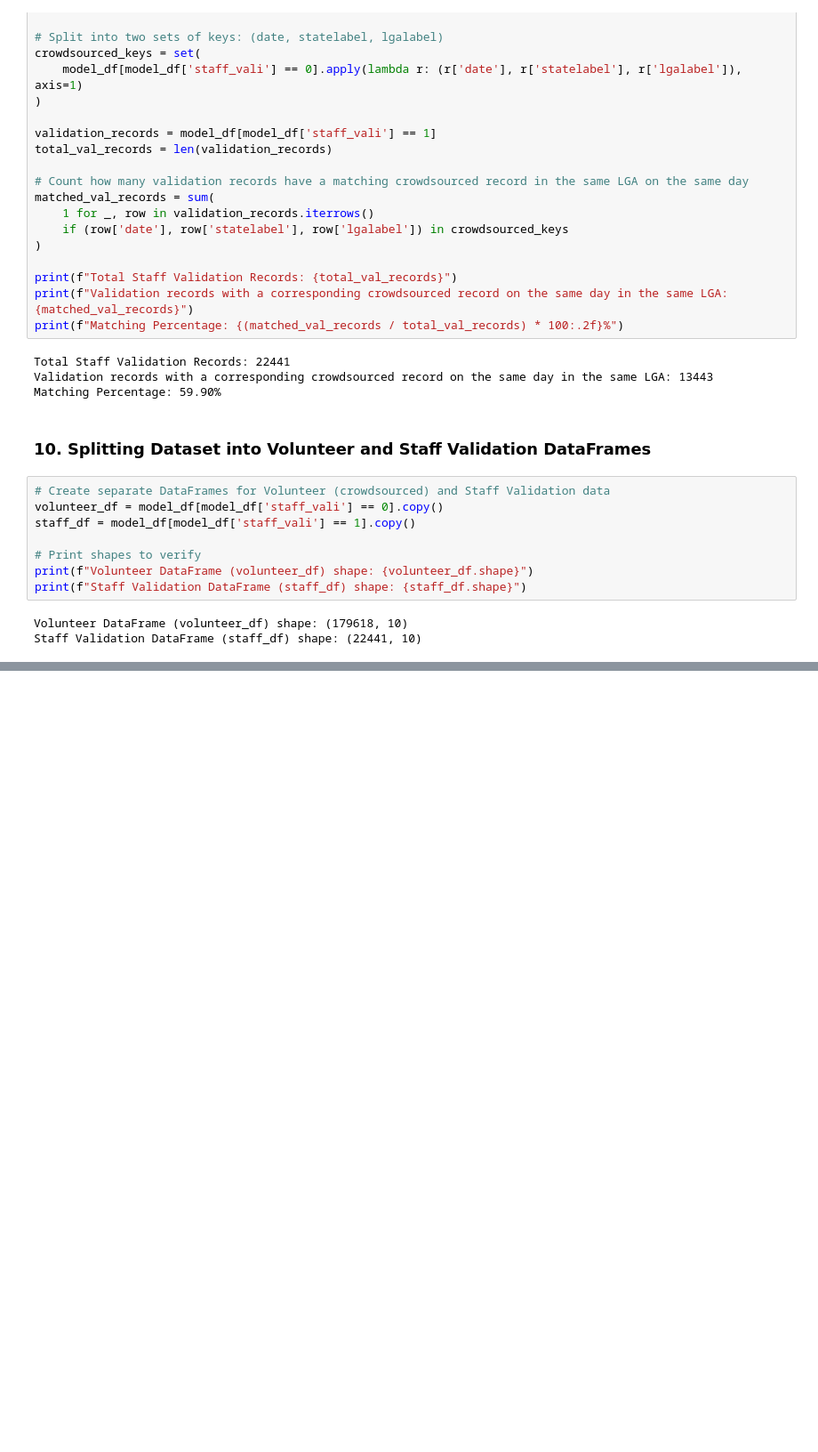
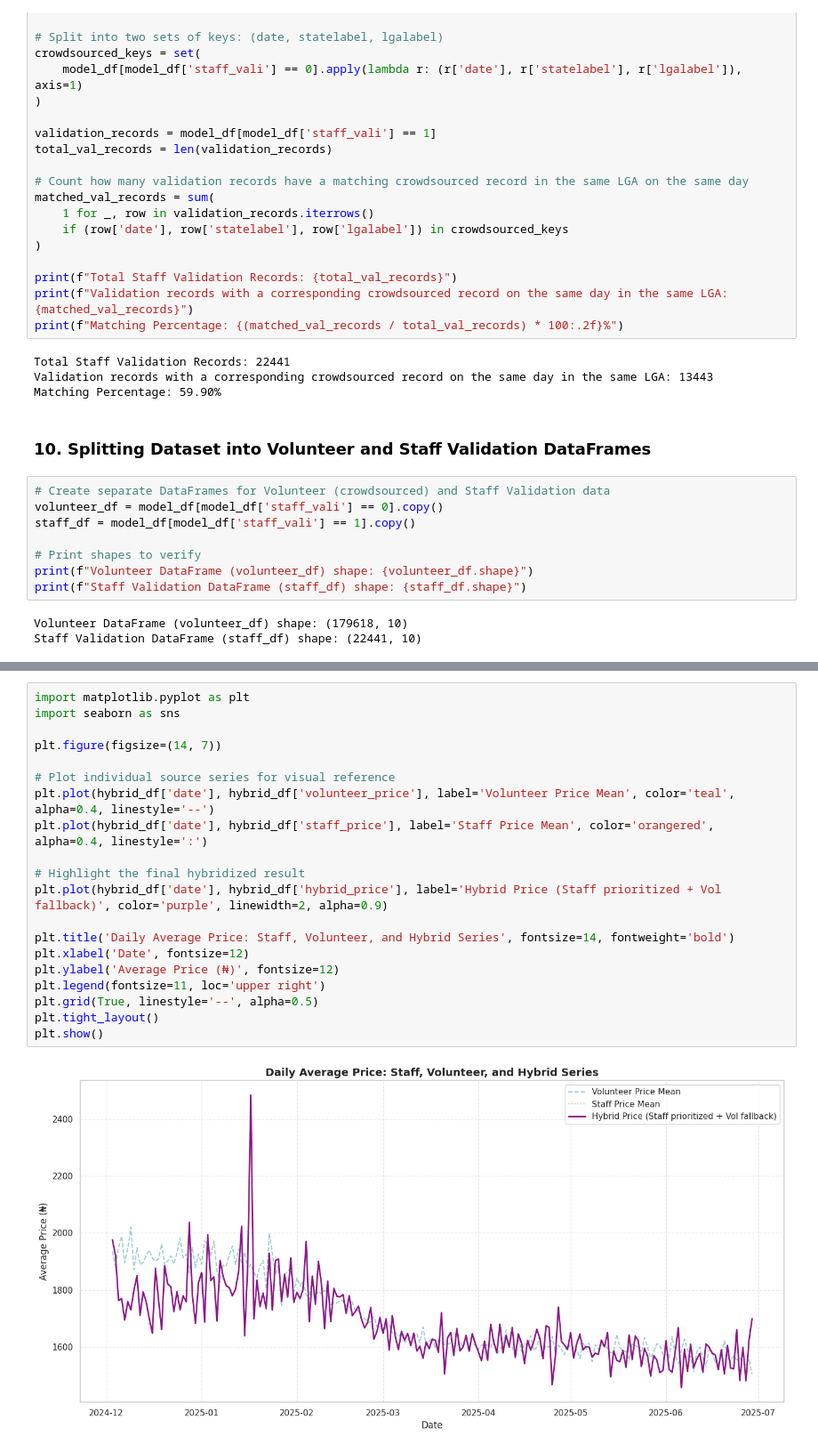
Before and after one commit to starsyntaxx/MarketIQ, a Jupyter notebook: notebooks/01_data_understanding.ipynb, the cells around one changed output, grey strips where cells are left out. Shown at 89% size. Cells and saved outputs as stored; diff of their text form; blank space fills up the shorter version.

```diff
--- a/notebooks/01_data_understanding.ipynb
+++ b/notebooks/01_data_understanding.ipynb
@@ -456,0 +560,22 @@ Staff Validation DataFrame Preview:
+# %%
+import matplotlib.pyplot as plt
+import seaborn as sns
+
+plt.figure(figsize=(14, 7))
+
+# Plot individual source series for visual reference
+plt.plot(hybrid_df['date'], hybrid_df['volunteer_price'], label='Volunteer Price Mean', color='teal', alpha=0.4, linestyle='--')
+plt.plot(hybrid_df['date'], hybrid_df['staff_price'], label='Staff Price Mean', color='orangered', alpha=0.4, linestyle=':')
+
+# Highlight the final hybridized result
+plt.plot(hybrid_df['date'], hybrid_df['hybrid_price'], label='Hybrid Price (Staff prioritized + Vol fallback)', color='purple', linewidth=2, alpha=0.9)
+
+plt.title('Daily Average Price: Staff, Volunteer, and Hybrid Series', fontsize=14, fontweight='bold')
+plt.xlabel('Date', fontsize=12)
+plt.ylabel('Average Price (₦)', fontsize=12)
+plt.legend(fontsize=11, loc='upper right')
+plt.grid(True, linestyle='--', alpha=0.5)
+plt.tight_layout()
+plt.show()
+# %% [output]
+[figure, added]
```
Also changed, not shown: parts of 5 cells of this notebook.
